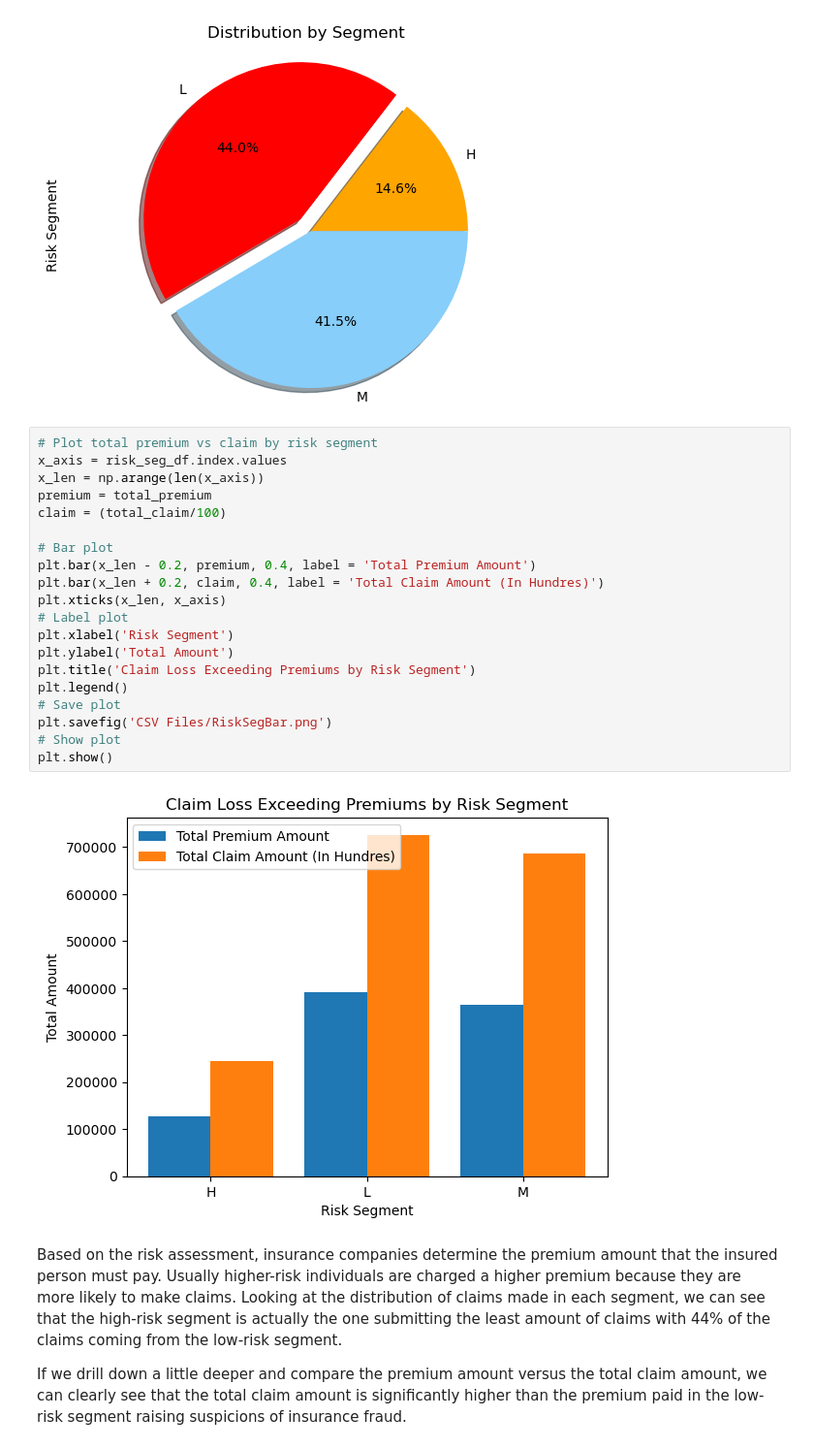
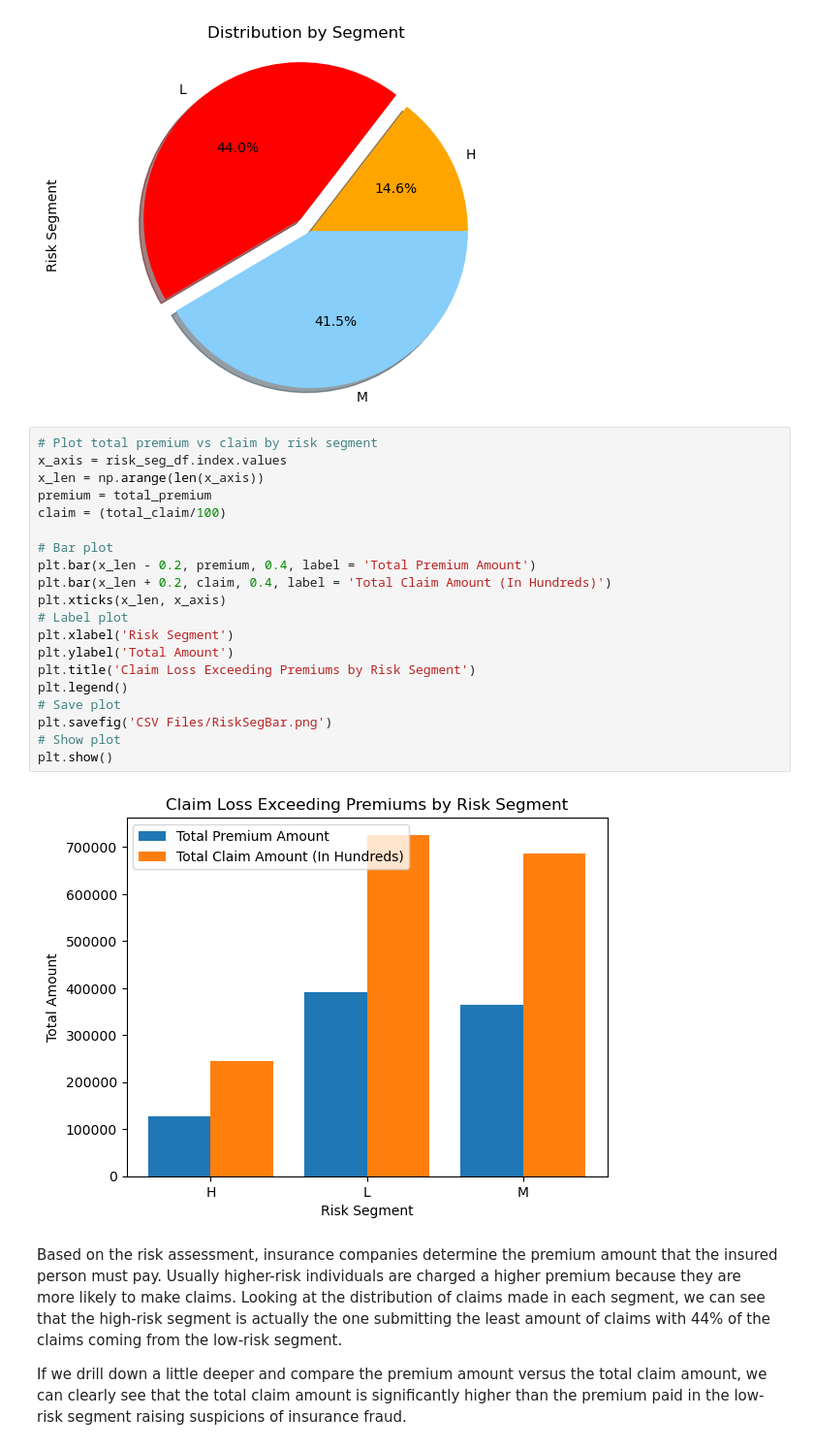
Before and after one commit to JustinS25/Insurance-Claim-Detection, a Jupyter notebook: Code/insurance_claim_valuecounts.ipynb, the cells around one changed output. Shown at 97% size. Saved outputs shown, nothing was run; the diff lists cells and outputs as text.

Commit message:
updated plots

```diff
--- a/Code/insurance_claim_valuecounts.ipynb
+++ b/Code/insurance_claim_valuecounts.ipynb
@@ -407,25 +438,25 @@ plt.show()
 # %%
 # Plot total premium vs claim by risk segment
 x_axis = risk_seg_df.index.values
 x_len = np.arange(len(x_axis))
 premium = total_premium
 claim = (total_claim/100)
 
 # Bar plot
 plt.bar(x_len - 0.2, premium, 0.4, label = 'Total Premium Amount')
-plt.bar(x_len + 0.2, claim, 0.4, label = 'Total Claim Amount (In Hundres)')
+plt.bar(x_len + 0.2, claim, 0.4, label = 'Total Claim Amount (In Hundreds)')
 plt.xticks(x_len, x_axis)
 # Label plot
 plt.xlabel('Risk Segment')
 plt.ylabel('Total Amount')
 plt.title('Claim Loss Exceeding Premiums by Risk Segment')
 plt.legend()
 # Save plot
 plt.savefig('CSV Files/RiskSegBar.png')
 # Show plot
 plt.show()
 # %% [output]
-[figure, old version]
+[figure, new version]
 # %% [markdown]
 Based on the risk assessment, insurance companies determine the premium amount that the insured person must pay. Usually higher-risk individuals are charged a higher premium because they are more likely to make claims. Looking at the distribution of claims made in each segment, we can see that the high-risk segment is actually the one submitting the least amount of claims with 44% of the claims coming from the low-risk segment.
 
```
Also changed, not shown: parts of 5 cells of this notebook, 3 other files.
